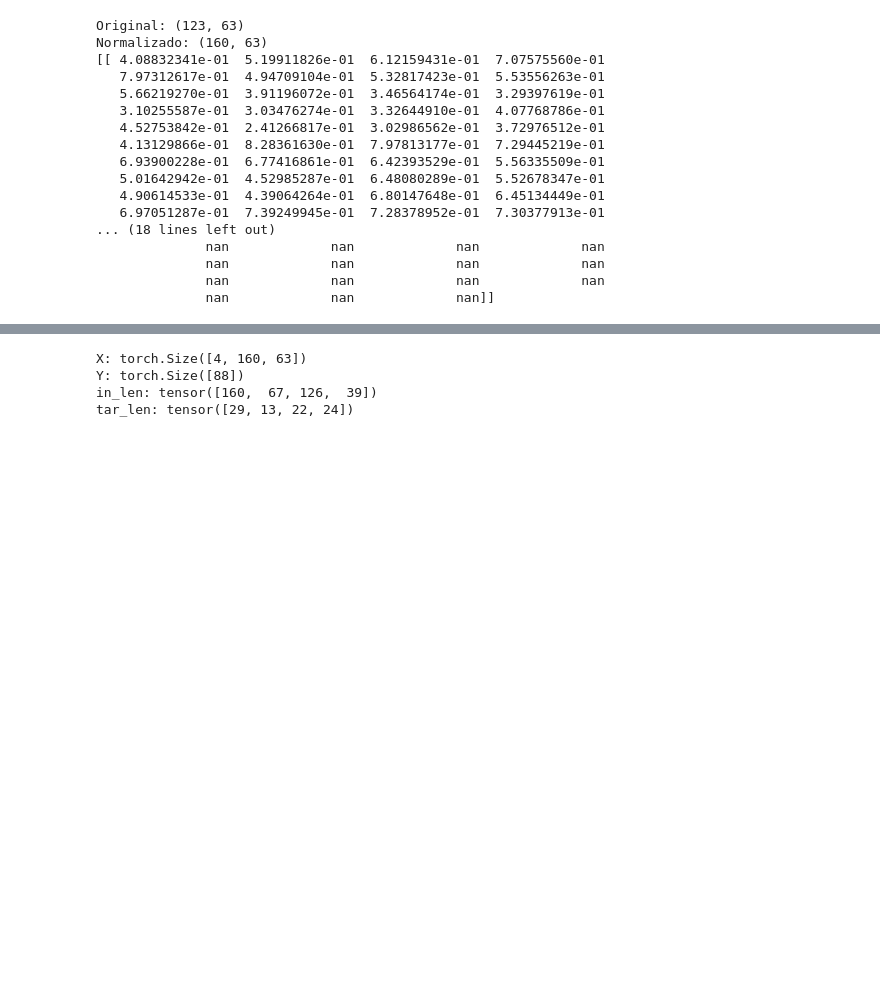
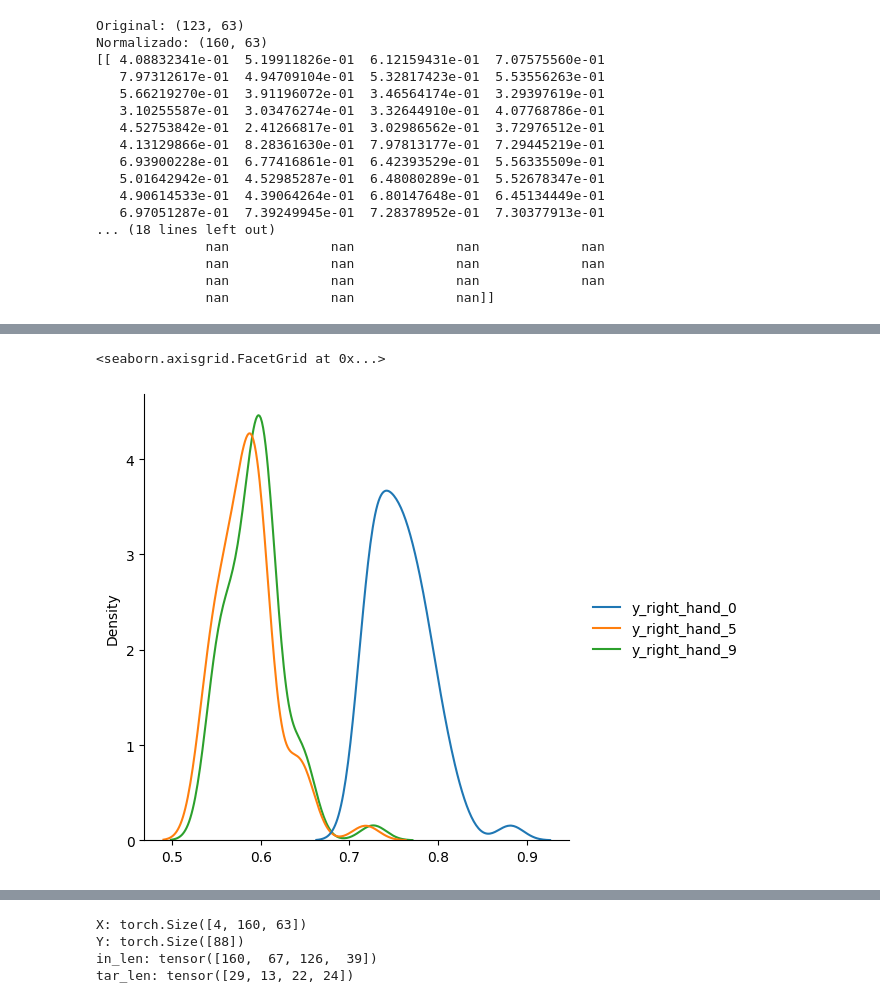
Before and after one commit to lejuin/aidl_fingerspelling, a Jupyter notebook: fingerspelling-data-prep.ipynb, the cells around one changed output, grey strips where cells are left out. Drawn from its saved outputs; the diff is of its cells as text; code cells hidden in the pictures; blank space fills up the shorter version.

```diff
--- a/fingerspelling-data-prep.ipynb
+++ b/fingerspelling-data-prep.ipynb
@@ -195,0 +280,5 @@ Normalizado: (160, 63)
+# %%
+sns.displot(X_pd[[f"y_right_hand_{i}" for i in [0,5,9]]], kind='kde')
+# %% [output]
+<seaborn.axisgrid.FacetGrid at 0x...>
+[figure, added]
```
Also changed, not shown: parts of 17 cells of this notebook.
